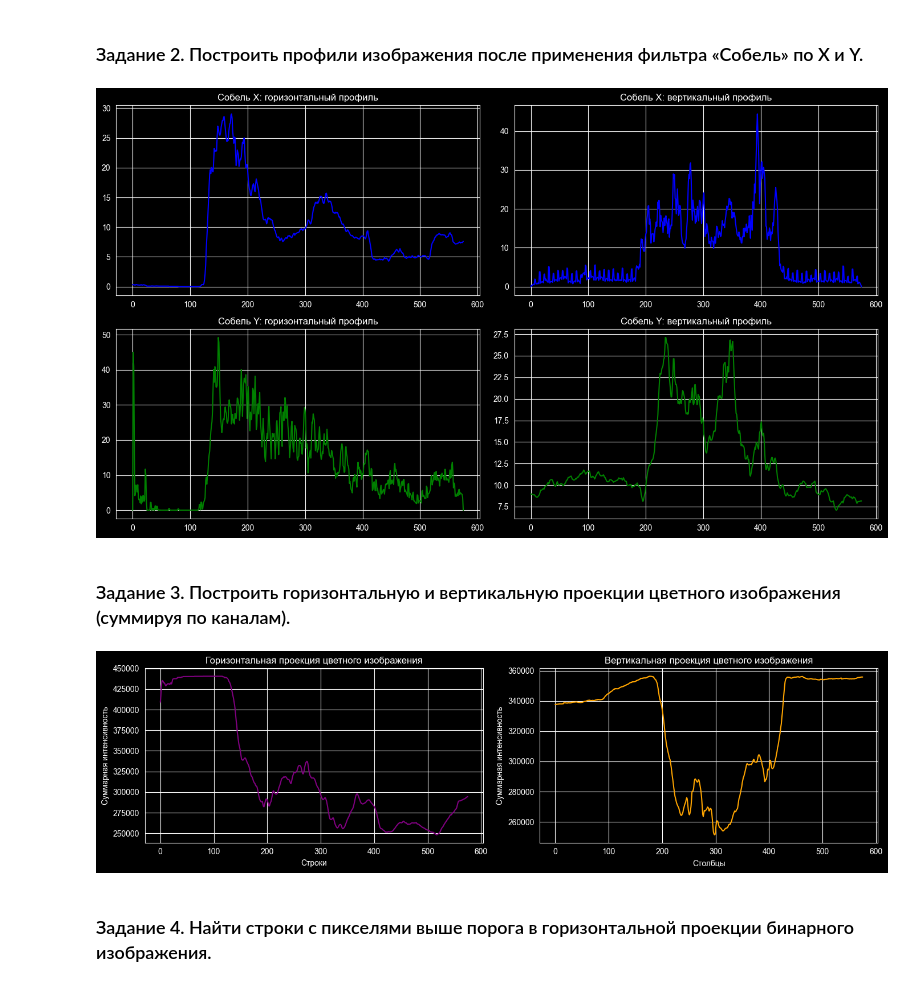
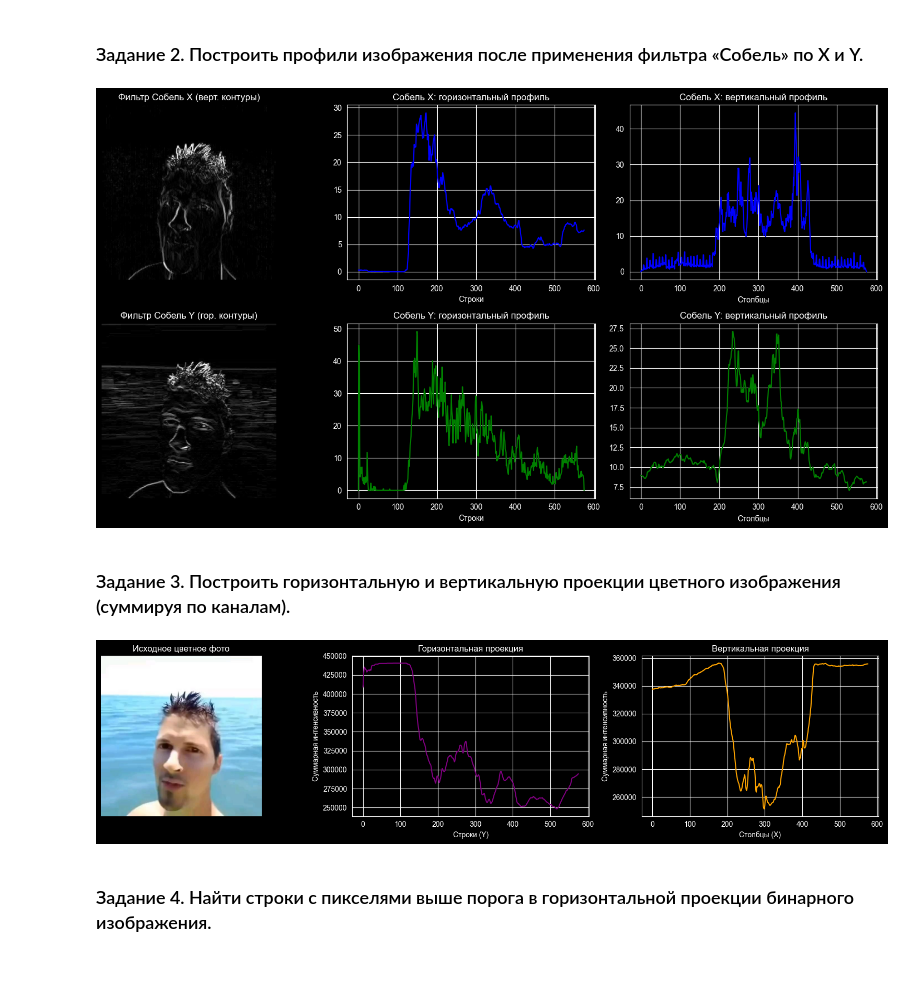
Before and after one commit to quistxnd/cv, a Jupyter notebook: lab2/lab2.ipynb, the cells around one changed output. Drawn from its saved outputs; the diff is of its cells as text; code cells hidden in the pictures.

```diff
--- a/lab2/lab2.ipynb
+++ b/lab2/lab2.ipynb
@@ -62,49 +74,64 @@ prof_vx = np.mean(sobel_x, axis=0)
 prof_hy = np.mean(sobel_y, axis=1)
 prof_vy = np.mean(sobel_y, axis=0)
 
-fig, axes = plt.subplots(2, 2, figsize=(14, 8))
+fig, axes = plt.subplots(2, 3, figsize=(15, 8))
 
-axes[0, 0].plot(prof_hx, color='blue')
-axes[0, 0].set_title('Собель X: горизонтальный профиль')
+axes[0, 0].imshow(sobel_x, cmap='gray')
+axes[0, 0].set_title('Фильтр Собель X (верт. контуры)')
+axes[0, 0].axis('off')
 
-axes[0, 1].plot(prof_vx, color='blue')
-axes[0, 1].set_title('Собель X: вертикальный профиль')
+axes[0, 1].plot(prof_hx, color='blue')
+axes[0, 1].set_title('Собель X: горизонтальный профиль')
+axes[0, 1].set_xlabel('Строки')
 
-axes[1, 0].plot(prof_hy, color='green')
-axes[1, 0].set_title('Собель Y: горизонтальный профиль')
+axes[0, 2].plot(prof_vx, color='blue')
+axes[0, 2].set_title('Собель X: вертикальный профиль')
+axes[0, 2].set_xlabel('Столбцы')
 
-axes[1, 1].plot(prof_vy, color='green')
-axes[1, 1].set_title('Собель Y: вертикальный профиль')
+axes[1, 0].imshow(sobel_y, cmap='gray')
+axes[1, 0].set_title('Фильтр Собель Y (гор. контуры)')
+axes[1, 0].axis('off')
+
+axes[1, 1].plot(prof_hy, color='green')
+axes[1, 1].set_title('Собель Y: горизонтальный профиль')
+axes[1, 1].set_xlabel('Строки')
+
+axes[1, 2].plot(prof_vy, color='green')
+axes[1, 2].set_title('Собель Y: вертикальный профиль')
+axes[1, 2].set_xlabel('Столбцы')
 
 plt.tight_layout()
 plt.show()
 # %% [output]
-[figure, old version]
+[figure, new version]
 # %% [markdown]
 ### Задание 3. Построить горизонтальную и вертикальную проекции цветного изображения (суммируя по каналам).
 # %%
 img_sum_channels = np.sum(img, axis=2)
 
 proj_h_color = np.sum(img_sum_channels, axis=1)
-
 proj_v_color = np.sum(img_sum_channels, axis=0)
 
-fig, axes = plt.subplots(1, 2, figsize=(14, 4))
+fig, axes = plt.subplots(1, 3, figsize=(16, 4))
 
-axes[0].plot(proj_h_color, color='purple')
-axes[0].set_title('Горизонтальная проекция цветного изображения')
-axes[0].set_xlabel('Строки')
-axes[0].set_ylabel('Суммарная интенсивность')
+axes[0].imshow(cv2.cvtColor(img, cv2.COLOR_BGR2RGB))
+axes[0].set_title('Исходное цветное фото')
+axes[0].axis('off')
 
-axes[1].plot(proj_v_color, color='orange')
-axes[1].set_title('Вертикальная проекция цветного изображения')
-axes[1].set_xlabel('Столбцы')
+axes[1].plot(proj_h_color, color='purple')
+axes[1].set_title('Горизонтальная проекция')
+axes[1].set_xlabel('Строки (Y)')
 axes[1].set_ylabel('Суммарная интенсивность')
+
+axes[2].plot(proj_v_color, color='orange')
+axes[2].set_title('Вертикальная проекция')
+axes[2].set_xlabel('Столбцы (X)')
+axes[2].set_ylabel('Суммарная интенсивность')
 
 plt.tight_layout()
 plt.show()
 # %% [output]
-[figure, old version]
+[figure, new version]
 # %% [markdown]
 ### Задание 4. Найти строки с пикселями выше порога в горизонтальной проекции бинарного изображения.
 # %%
```
Also changed, not shown: parts of 4 cells of this notebook.
